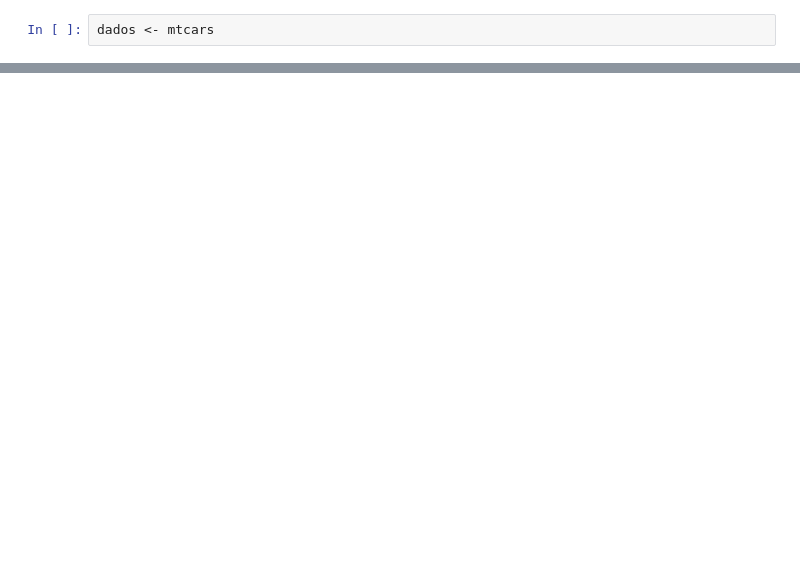
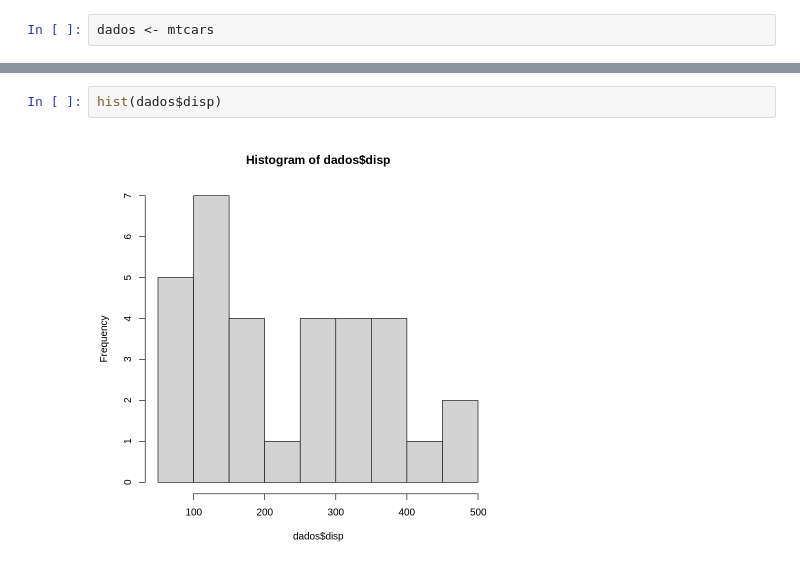
Before and after one commit to diegonogare/GoogleColab, a Jupyter notebook: Grafico_MTcars.ipynb, the cells around one changed output, grey strips where cells are left out. Saved outputs shown, nothing was run; the diff lists cells and outputs as text; blank space fills up the shorter version.

Commit message:
Adicionado o Histograma

```diff
--- a/Grafico_MTcars.ipynb
+++ b/Grafico_MTcars.ipynb
@@ -6,0 +7,4 @@ plot(dados$mpg, dados$wt, pch=19, col="blue")
+# %%
+hist(dados$disp)
+# %% [output]
+[figure, added]
```
Also changed, not shown: parts of 1 cell of this notebook.
